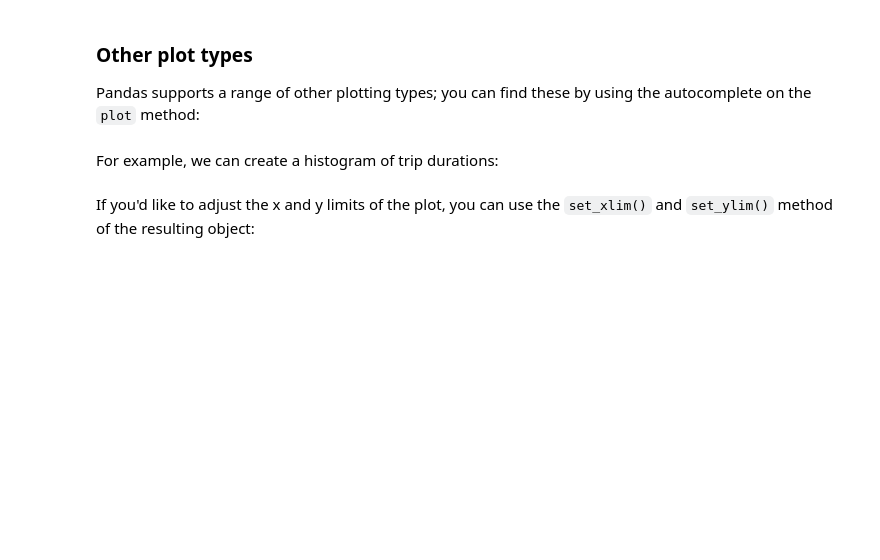
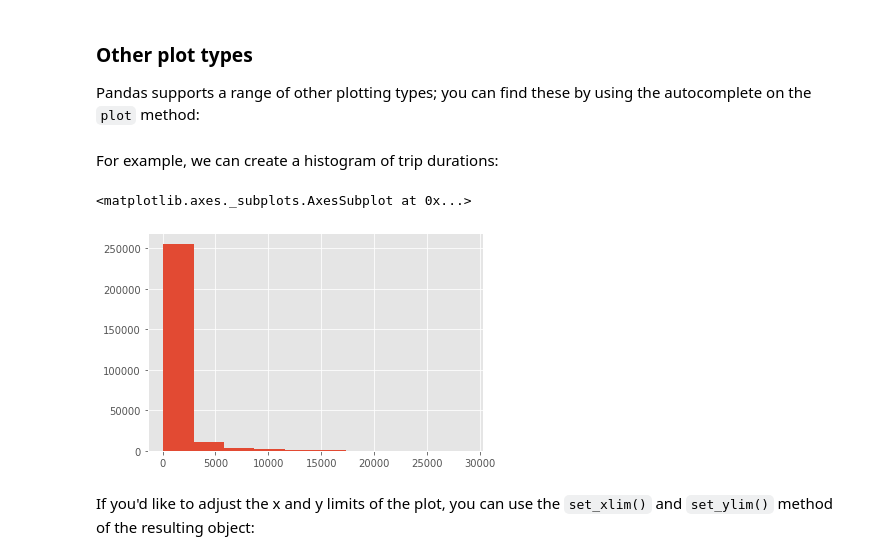
Before and after one commit to UWSEDS/LectureNotes, a Jupyter notebook: week_2/data_manipulation/numpy_pandas.ipynb, the cells around one changed output. Drawn from its saved outputs; the diff is of its cells as text; code cells hidden in the pictures; blank space fills up the shorter version.

```diff
--- a/week_2/data_manipulation/numpy_pandas.ipynb
+++ b/week_2/data_manipulation/numpy_pandas.ipynb
@@ -304,6 +644,11 @@ Pandas supports a range of other plotting types; you can find these by using the
 plt.
 # %% [markdown]
 For example, we can create a histogram of trip durations:
+# %%
+df["tripduration"].hist()
+# %% [output]
+<matplotlib.axes._subplots.AxesSubplot at 0x...>
+[figure, added]
 # %% [markdown]
 If you'd like to adjust the x and y limits of the plot, you can use the ``set_xlim()`` and ``set_ylim()`` method of the resulting object:
 # %% [markdown]
```
Also changed, not shown: parts of 62 cells of this notebook, 1 other file.
